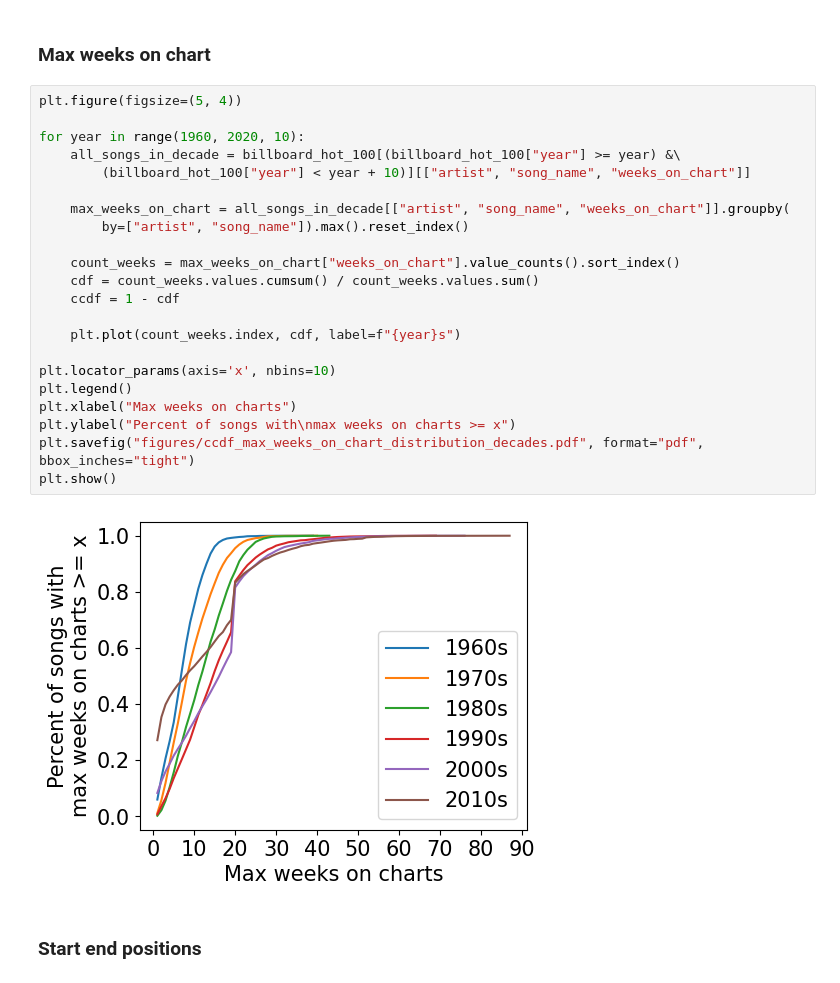
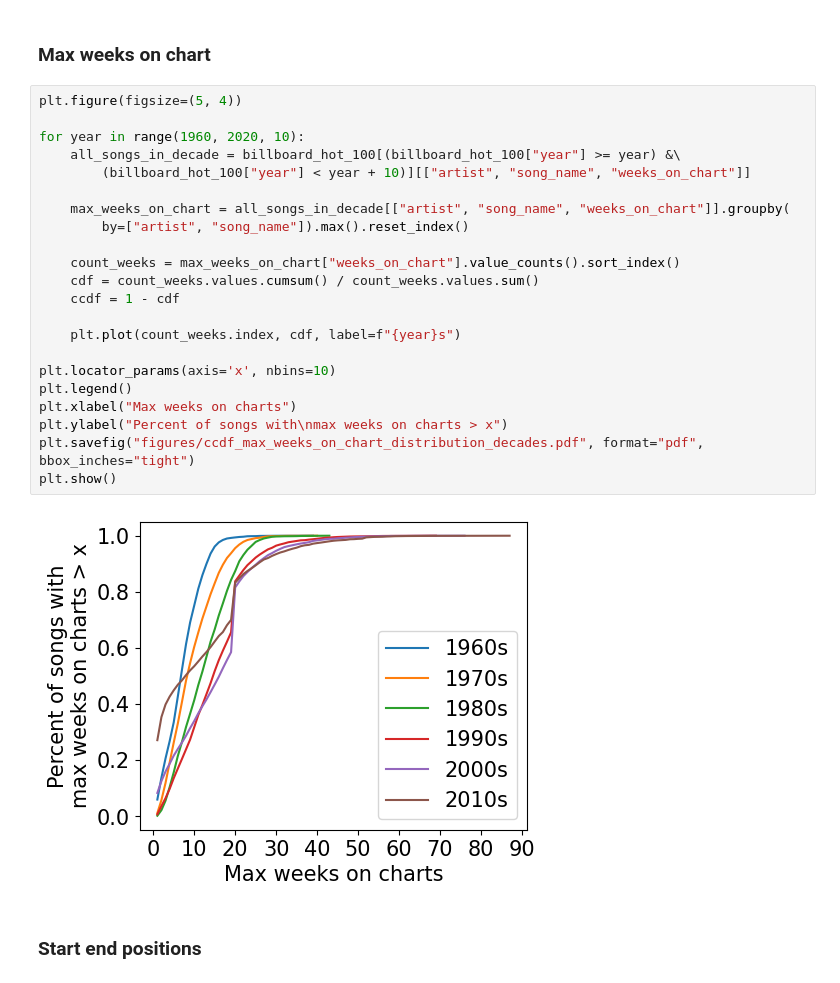
Before and after one commit to martalech/pop_charts_dynamics, a Jupyter notebook: decades_similarities.ipynb, the cells around one changed output. Saved outputs shown, nothing was run; the diff lists cells and outputs as text.

```diff
--- a/decades_similarities.ipynb
+++ b/decades_similarities.ipynb
@@ -558,27 +558,27 @@ plt.show()
 # %%
 plt.figure(figsize=(5, 4))
 
 for year in range(1960, 2020, 10):
     all_songs_in_decade = billboard_hot_100[(billboard_hot_100["year"] >= year) &\
         (billboard_hot_100["year"] < year + 10)][["artist", "song_name", "weeks_on_chart"]]
 
     max_weeks_on_chart = all_songs_in_decade[["artist", "song_name", "weeks_on_chart"]].groupby(
         by=["artist", "song_name"]).max().reset_index()
 
     count_weeks = max_weeks_on_chart["weeks_on_chart"].value_counts().sort_index()
     cdf = count_weeks.values.cumsum() / count_weeks.values.sum()
     ccdf = 1 - cdf
 
     plt.plot(count_weeks.index, cdf, label=f"{year}s")
 
 plt.locator_params(axis='x', nbins=10)
 plt.legend()
 plt.xlabel("Max weeks on charts")
-plt.ylabel("Percent of songs with\nmax weeks on charts >= x")
+plt.ylabel("Percent of songs with\nmax weeks on charts > x")
 plt.savefig("figures/ccdf_max_weeks_on_chart_distribution_decades.pdf", format="pdf", bbox_inches="tight")
 plt.show()
 # %% [output]
-[figure, old version]
+[figure, new version]
 # %% [markdown]
 ### Start end positions
 # %%
```
Also changed, not shown: parts of 2 cells of this notebook, 3 other files.
